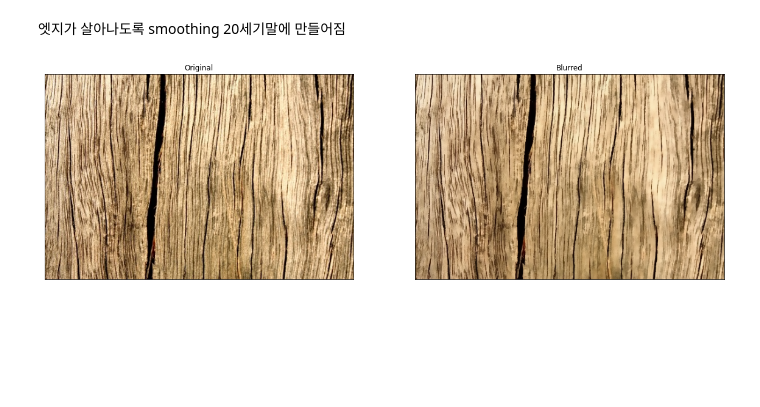
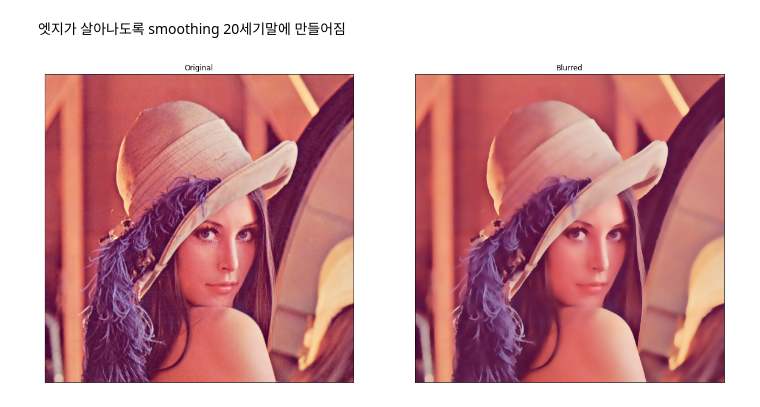
Before and after one commit to expbox77/ComputerVision20212, a Jupyter notebook: OpenCV21/C144.ipynb, the cells around one changed output. Cells and saved outputs as stored; diff of their text form; code cells hidden in the pictures; blank space fills up the shorter version.

```diff
--- a/OpenCV21/C144.ipynb
+++ b/OpenCV21/C144.ipynb
@@ -135,25 +168,34 @@ plt.show()
 # %%
 import cv2
 import numpy as np
 from matplotlib import pyplot as plt
 
-img = cv2.imread('wood1.jpg')
+# 경계선(엣지)이 살아나도록 Smoothing하는 기법, 20세기 말에 만들어졌음
+# 지금까지의 Blur처리는 경계선까지 Blur처리가 되어, 경계선이 흐려지게 된다.
+# Bilateral Filtering(양방향 필터)은 경계선을 유지하면서 Gaussian Blur처리를 해주는 방법이다.
+
+# 이미지를 읽어 BGR을 RGB로 변경해준다.
+img = cv2.imread('lena.png')
 img = cv2.cvtColor(img, cv2.COLOR_BGR2RGB)
 
-n = 9
-bilateral = cv2.bilateralFilter(img,n,75,75)
+# cv2.bilateralFilter(이미지, value, sigmaColor, sigmaSpace)
+# value – filtering시 고려할 주변 pixel 지름(value * value가 된다.)
+# sigmaColor – Color를 고려할 공간. 숫자가 크면 멀리 있는 색도 고려함.
+# sigmaSpace – 숫자가 크면 멀리 있는 pixel도 고려함.
+n = 10
+bilateral = cv2.bilateralFilter(img, n, 75, 75)
 
-plt.rcParams["figure.figsize"] = (20,10)
+plt.rcParams["figure.figsize"] = (20, 10)
 
 plt.subplot(121),plt.imshow(img),plt.title('Original')
 plt.xticks([]), plt.yticks([])
 
 plt.subplot(122),plt.imshow(bilateral),plt.title('Blurred')
 plt.xticks([]), plt.yticks([])
 
 plt.show()
 # %% [output]
-[figure, old version]
+[figure, new version]
 # %%
 import cv2
 import numpy as np
```
Also changed, not shown: parts of 10 cells of this notebook, 2 other files.
